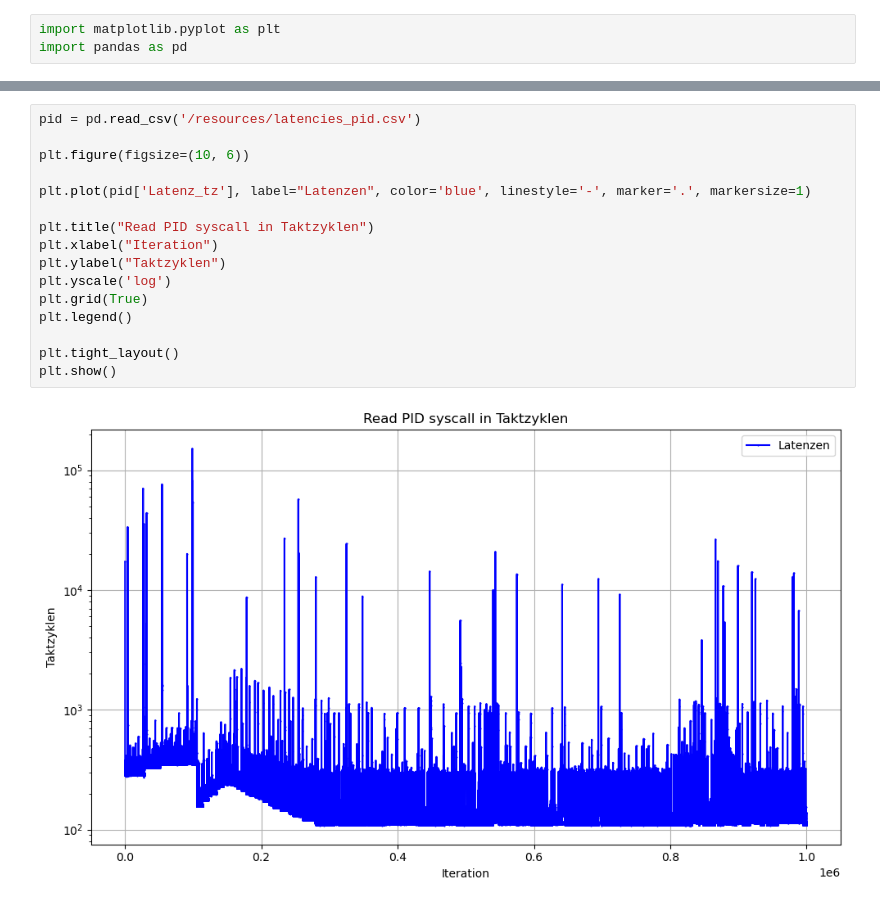
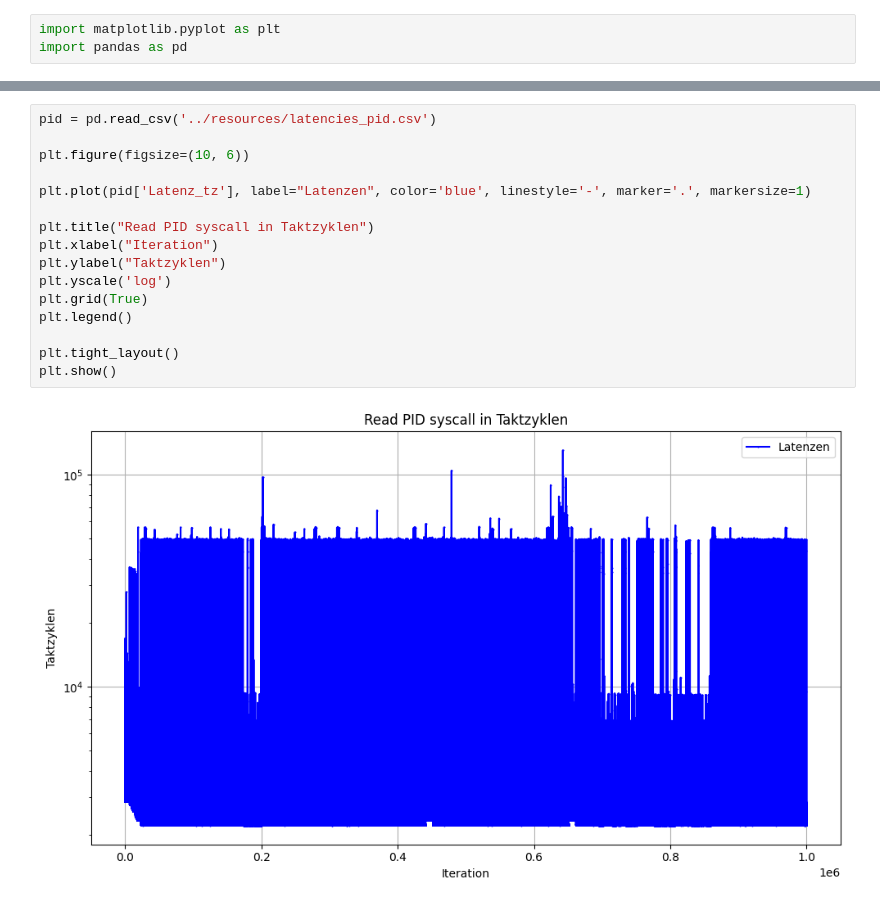
Before and after one commit to Raphael90K/BSA1, a Jupyter notebook: jupyter/TimeContext.ipynb, the cells around one changed output, grey strips where cells are left out. Drawn from its saved outputs; the diff is of its cells as text.

```diff
--- a/jupyter/TimeContext.ipynb
+++ b/jupyter/TimeContext.ipynb
@@ -22,19 +22,19 @@ plt.show()
 # %%
-pid = pd.read_csv('/resources/latencies_pid.csv')
+pid = pd.read_csv('../resources/latencies_pid.csv')
 
 plt.figure(figsize=(10, 6))
 
 plt.plot(pid['Latenz_tz'], label="Latenzen", color='blue', linestyle='-', marker='.', markersize=1)
 
 plt.title("Read PID syscall in Taktzyklen")
 plt.xlabel("Iteration")
 plt.ylabel("Taktzyklen")
 plt.yscale('log')
 plt.grid(True)
 plt.legend()
 
 plt.tight_layout()
 plt.show()
 # %% [output]
-[figure, old version]
+[figure, new version]
 # %%
```
Also changed, not shown: parts of 8 cells of this notebook.
